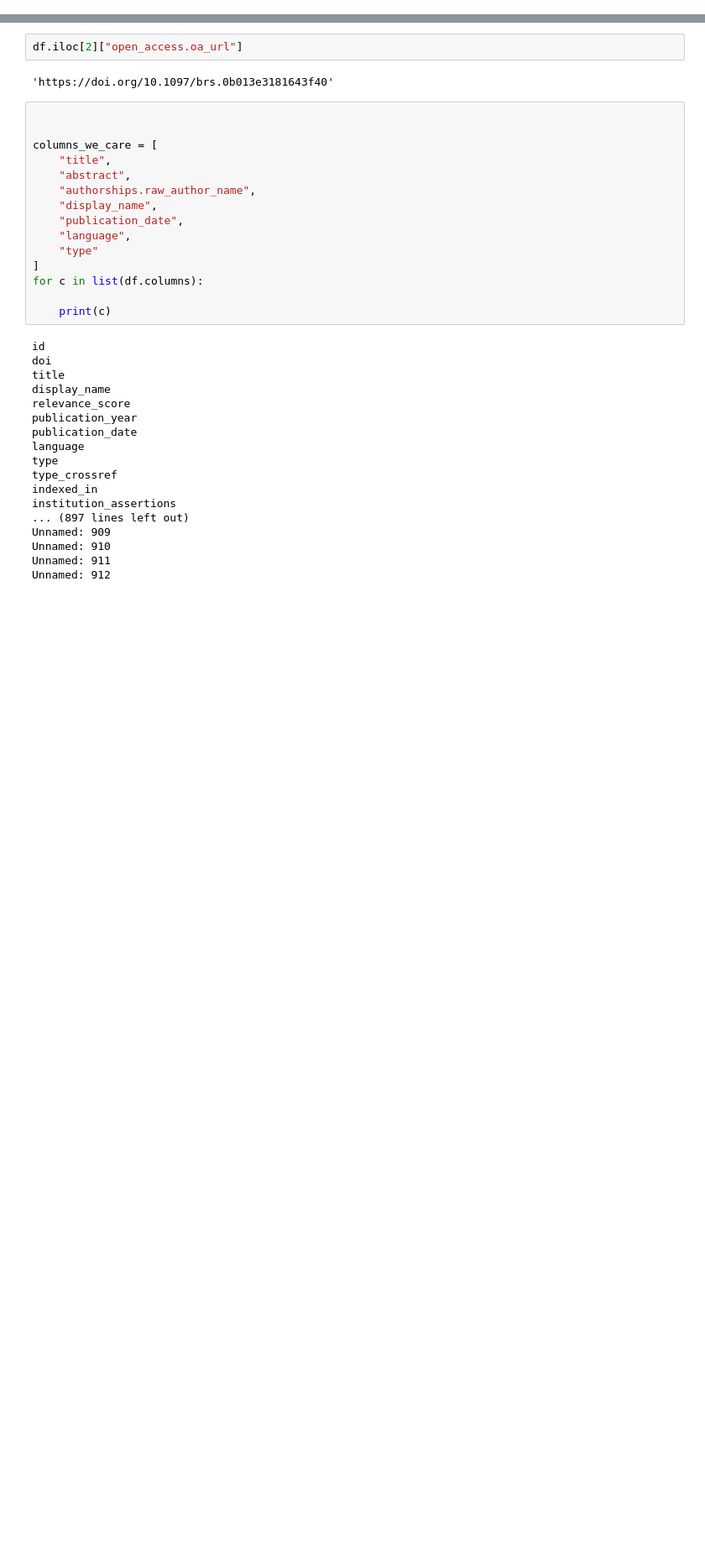
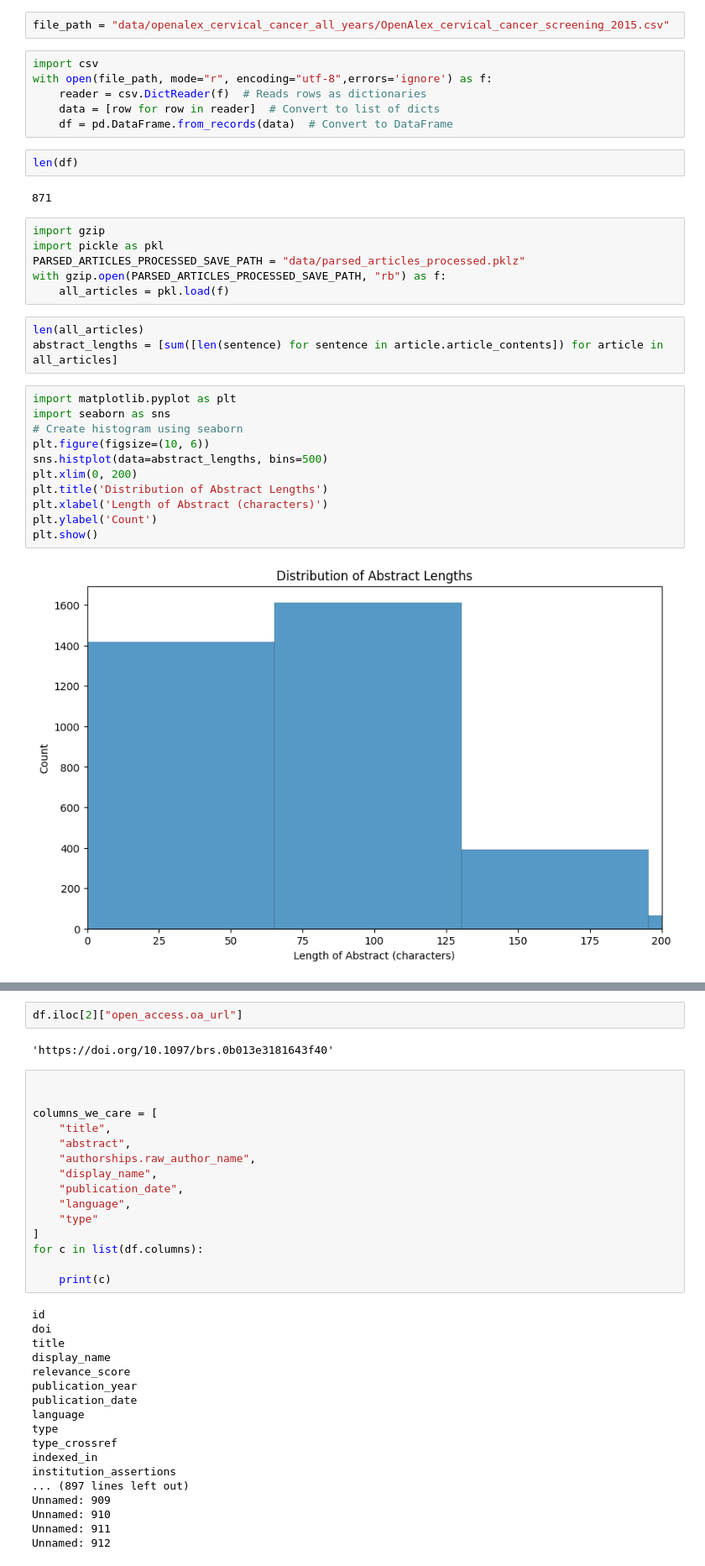
Before and after one commit to ardakdemir/cervical-cancer-answer-engine, a Jupyter notebook: scratch.ipynb, the cells around one changed output, grey strips where cells are left out. Shown at 84% size. Drawn from its saved outputs; the diff is of its cells as text; blank space fills up the shorter version.

```diff
--- a/scratch.ipynb
+++ b/scratch.ipynb
@@ -4 +6,35 @@ df = pd.read_csv("data/OpenAlex_cervical_cancer_screening_2008.csv")
+# %%
+file_path = "data/openalex_cervical_cancer_all_years/OpenAlex_cervical_cancer_screening_2015.csv"
+# %%
+import csv
+with open(file_path, mode="r", encoding="utf-8",errors='ignore') as f:
+    reader = csv.DictReader(f)  # Reads rows as dictionaries
+    data = [row for row in reader]  # Convert to list of dicts
+    df = pd.DataFrame.from_records(data)  # Convert to DataFrame
+# %%
+len(df)
+# %% [output]
+871
+# %%
+import gzip
+import pickle as pkl
+PARSED_ARTICLES_PROCESSED_SAVE_PATH = "data/parsed_articles_processed.pklz"
+with gzip.open(PARSED_ARTICLES_PROCESSED_SAVE_PATH, "rb") as f:
+    all_articles = pkl.load(f)
+# %%
+len(all_articles)
+abstract_lengths = [sum([len(sentence) for sentence in article.article_contents]) for article in all_articles]
+# %%
+import matplotlib.pyplot as plt
+import seaborn as sns
+# Create histogram using seaborn
+plt.figure(figsize=(10, 6))
+sns.histplot(data=abstract_lengths, bins=500)
+plt.xlim(0, 200)
+plt.title('Distribution of Abstract Lengths')
+plt.xlabel('Length of Abstract (characters)')
+plt.ylabel('Count')
+plt.show()
+# %% [output]
+[figure, added]
 # %%
```
Also changed, not shown: parts of 9 cells of this notebook, 2 other files.
